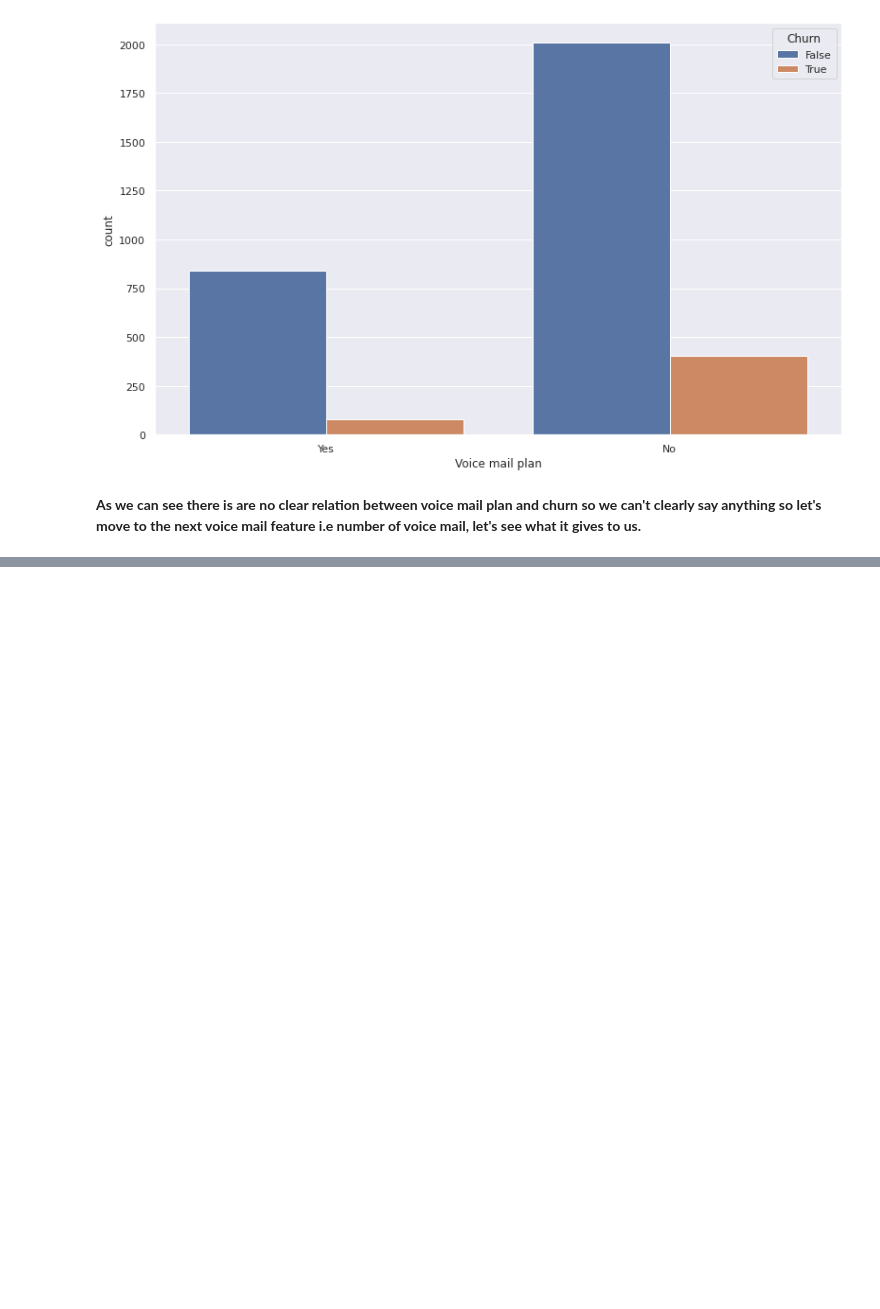
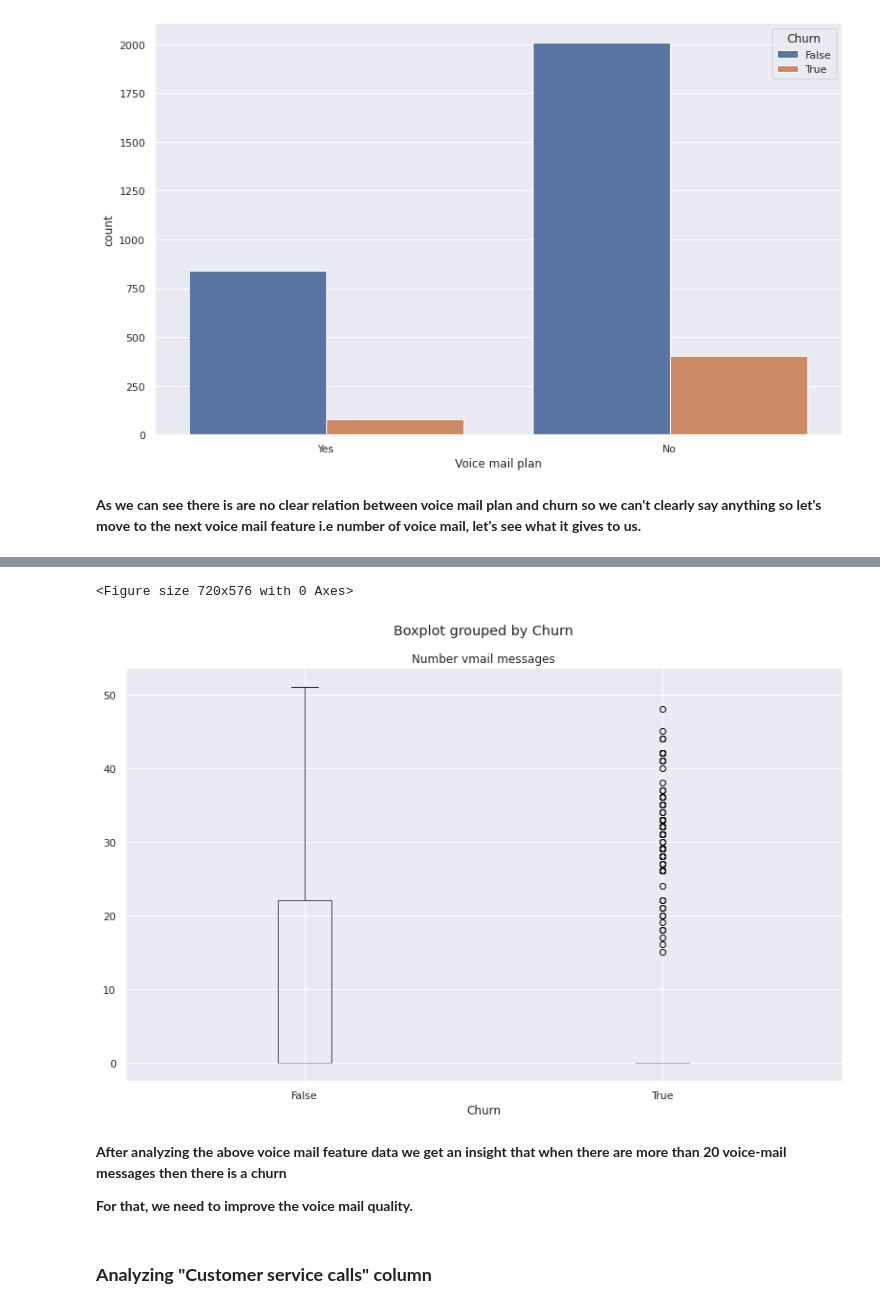
Before and after one commit to harshith9595/Telecom-churn-analysis, a Jupyter notebook: Telecom_Churn_Analysis_Capstone_Project.ipynb, the cells around one changed output, grey strips where cells are left out. Cells and saved outputs as stored; diff of their text form; code cells hidden in the pictures; blank space fills up the shorter version.

Commit message:
Analyzing "Voice Mail Plan" column

```diff
--- a/Telecom_Churn_Analysis_Capstone_Project.ipynb
+++ b/Telecom_Churn_Analysis_Capstone_Project.ipynb
@@ -539,0 +591,15 @@ sns.countplot(x='Voice mail plan',hue="Churn",data = telecom_df)
+# %%
+#Analysing by using boxplot diagram between 'number vmail messages' and 'churn'
+fig = plt.figure(figsize =(10, 8))
+telecom_df.boxplot(column='Number vmail messages', by='Churn')
+fig.suptitle('Number vmail message', fontsize=14, fontweight='bold')
+plt.show()
+# %% [output]
+<Figure size 720x576 with 0 Axes>
+[figure, added]
+# %% [markdown]
+**After analyzing the above voice mail feature data we get an insight that when there are more than 20 voice-mail messages then there is a churn**
+
+**For that, we need to improve the voice mail quality.**
+# %% [markdown]
+### **Analyzing "Customer service calls" column**
```
Also changed, not shown: parts of 34 cells of this notebook.
